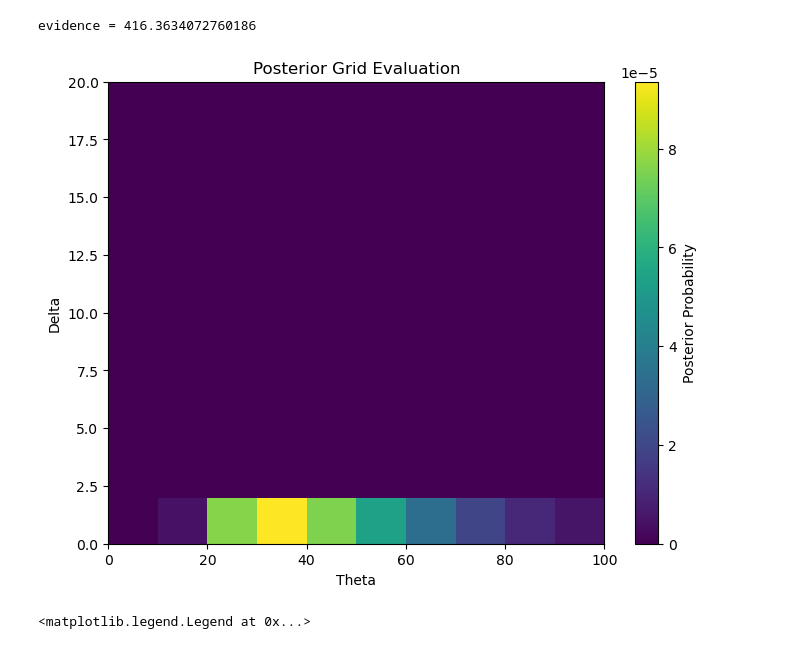
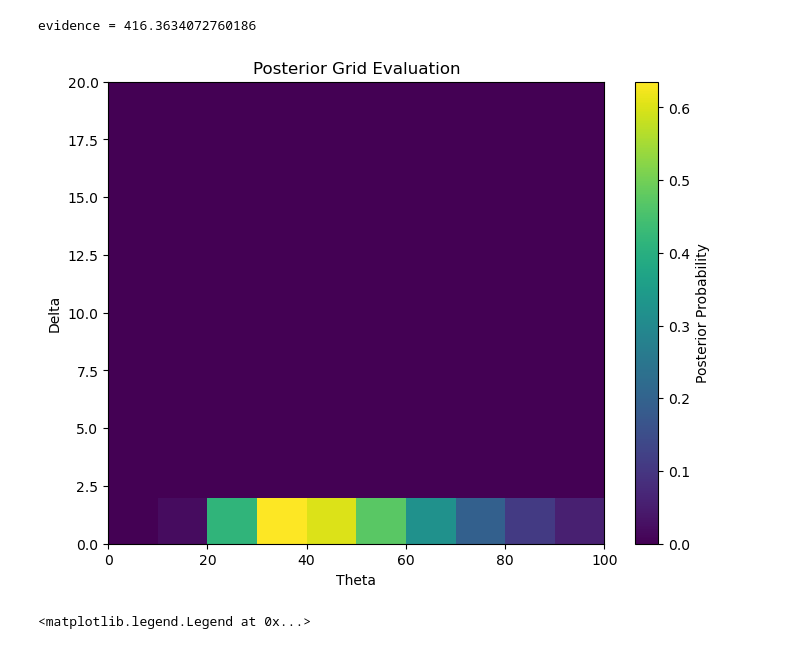
Before and after one commit to kenflat2/NS-Map, a Jupyter notebook: experiments/baltic_sea_mesocosm/Baltic Sea Mesocosm NSMap Analysis.ipynb, the cells around one changed output. Cells and saved outputs as stored; diff of their text form; code cells hidden in the pictures.

```diff
--- a/experiments/baltic_sea_mesocosm/Baltic Sea Mesocosm NSMap Analysis.ipynb
+++ b/experiments/baltic_sea_mesocosm/Baltic Sea Mesocosm NSMap Analysis.ipynb
@@ -175,25 +177,33 @@ resolution = 10
 theta_range = [0, 1e2]
 
 posterior_grid, theta_values, delta_values = nt.posterior_grid_evaluation(data_E, theta_range, delta_range, lambda1, lambda2)
+# %%
+theta_vals = np.linspace(theta_range[0], theta_range[1], resolution)
+delta_vals = np.linspace(delta_range[0], delta_range[1], resolution)
+E_vals = np.arange(E_range[0], E_range[1]+1)
+
+log_likelihoods, E_vals, theta_vals, delta_vals = nt._build_log_likelihood_grid(standardize(ts_chunk), t, E_range, theta_vals, delta_vals, tau)
+# %%
+posterior_grid = np.exp(log_likelihoods - np.max(log_likelihoods))
 # %%
 # Plot posterior_grid evaluations for a given time series chunk
 import matplotlib.pyplot as plt
 
 def plot_posterior_grid(posterior_grid, theta_values, delta_values):
     plt.figure(figsize=(8, 6))
     plt.imshow(posterior_grid, aspect='auto', origin='lower',
                extent=[theta_values[0], theta_values[-1], delta_values[0], delta_values[-1]],
                cmap='viridis')
     plt.colorbar(label='Posterior Probability')
     plt.xlabel('Theta')
     plt.ylabel('Delta')
     plt.title('Posterior Grid Evaluation')
     plt.show()
 
 # Example usage (replace with actual variables from your workflow):
-plot_posterior_grid(posterior_grid, theta_values, delta_values)
+plot_posterior_grid(posterior_grid[4], theta_vals, delta_vals)
 # %% [output]
-[figure, old version]
+[figure, new version]
 # %%
 Xr = standardize(ts_chunk)
 
```
Also changed, not shown: parts of 1 cell of this notebook, 13 other files.
